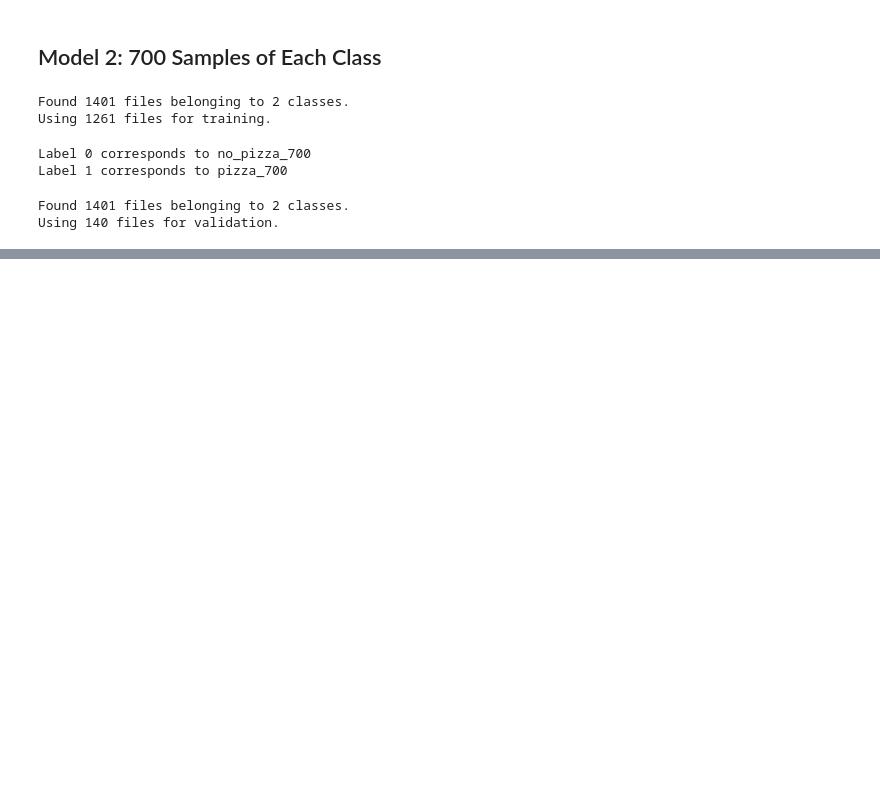
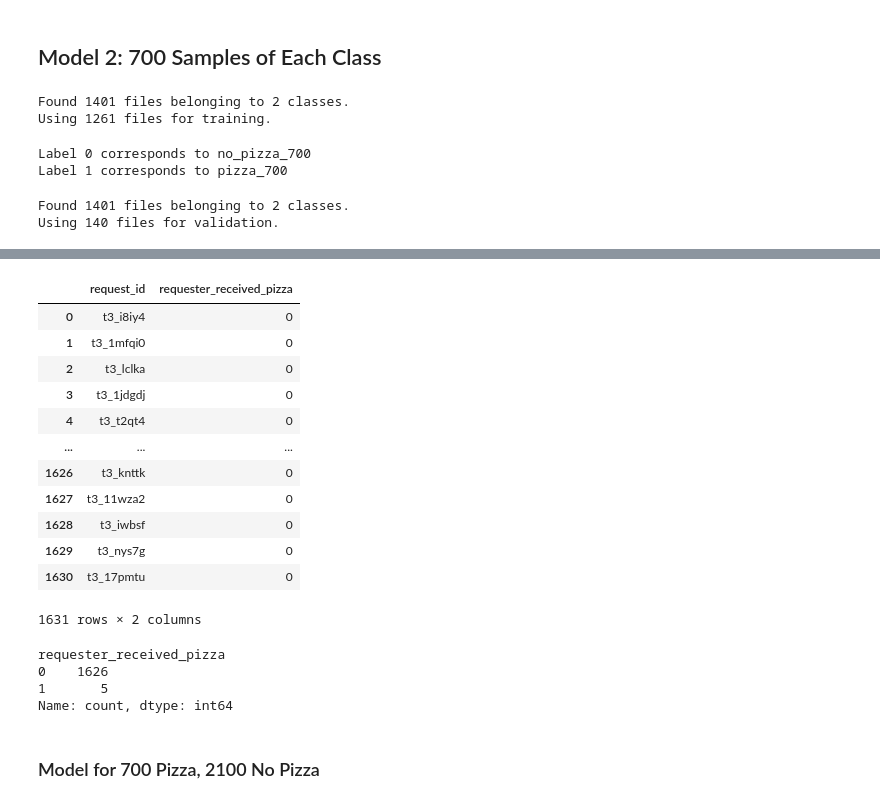
Before and after one commit to jaredfeldman/free_pizza, a Jupyter notebook: cnn_with_embeddings-posts.ipynb, the cells around one changed output, grey strips where cells are left out. Drawn from its saved outputs; the diff is of its cells as text; code cells hidden in the pictures; blank space fills up the shorter version.

```diff
--- a/cnn_with_embeddings-posts.ipynb
+++ b/cnn_with_embeddings-posts.ipynb
@@ -880,0 +1115,4 @@ history_400 = model_400.fit(
+# %%
+model_700_posts_predictions = model_700.predict(
+    test_dataset
+)
@@ -880,0 +1121,20 @@ history_400 = model_400.fit(
+# %%
+model_700_posts_predictions_flat = model_700_posts_predictions.flatten()
+# %%
+df_700_posts = get_submission_csv(model_700_posts_predictions_flat)
+
+df_700_posts
+# %% [output]
+|  | request_id | requester_received_pizza |
+| 0 | t3_i8iy4 | 0 |
+| 1 | t3_1mfqi0 | 0 |
+| 2 | t3_lclka | 0 |
+| 3 | t3_1jdgdj | 0 |
+| 4 | t3_t2qt4 | 0 |
+| ... | ... | ... |
+| 1626 | t3_knttk | 0 |
+| 1627 | t3_11wza2 | 0 |
+| 1628 | t3_iwbsf | 0 |
+| 1629 | t3_nys7g | 0 |
+| 1630 | t3_17pmtu | 0 |
+1631 rows × 2 columns
@@ -880,0 +1143,9 @@ history_400 = model_400.fit(
+# %%
+df_700_posts['requester_received_pizza'].value_counts()
+# %% [output]
+requester_received_pizza
+0    1626
+1       5
+Name: count, dtype: int64
+# %% [markdown]
+### Model for 700 Pizza, 2100 No Pizza
```
Also changed, not shown: parts of 59 cells of this notebook.
